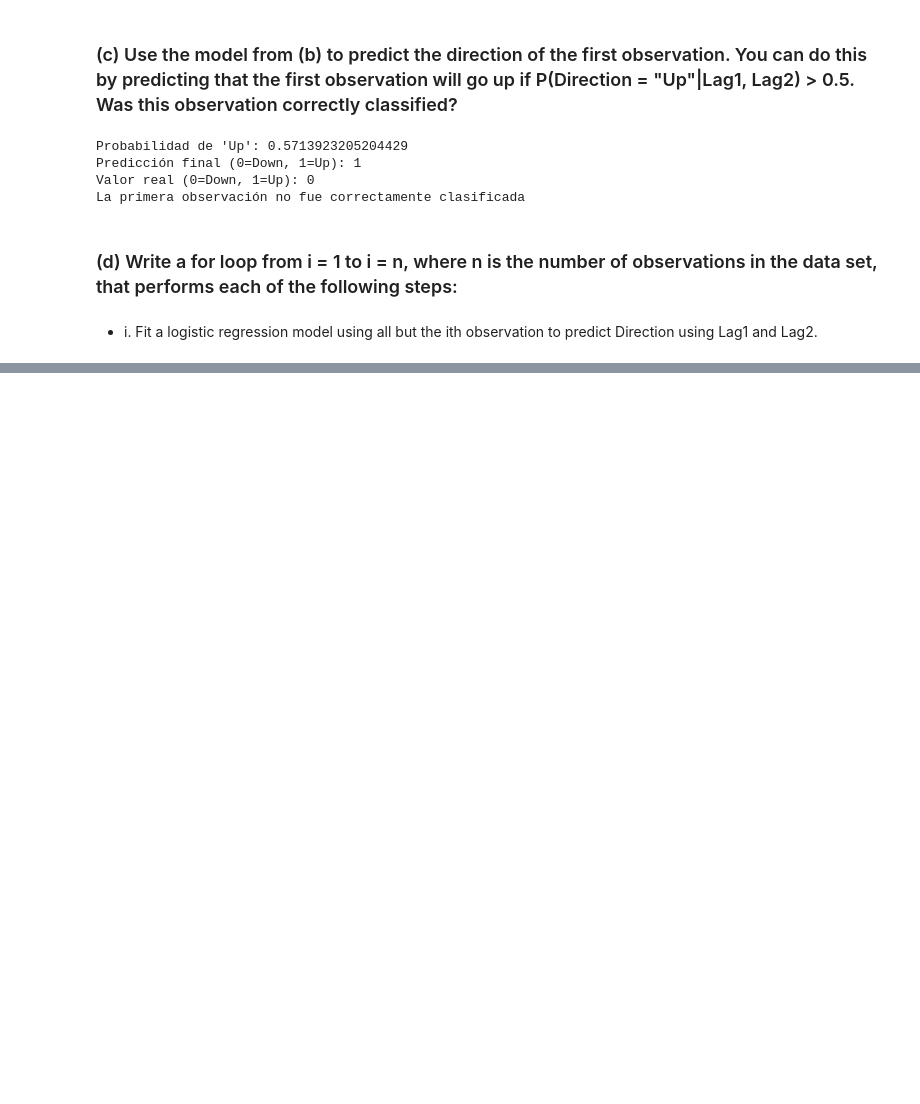
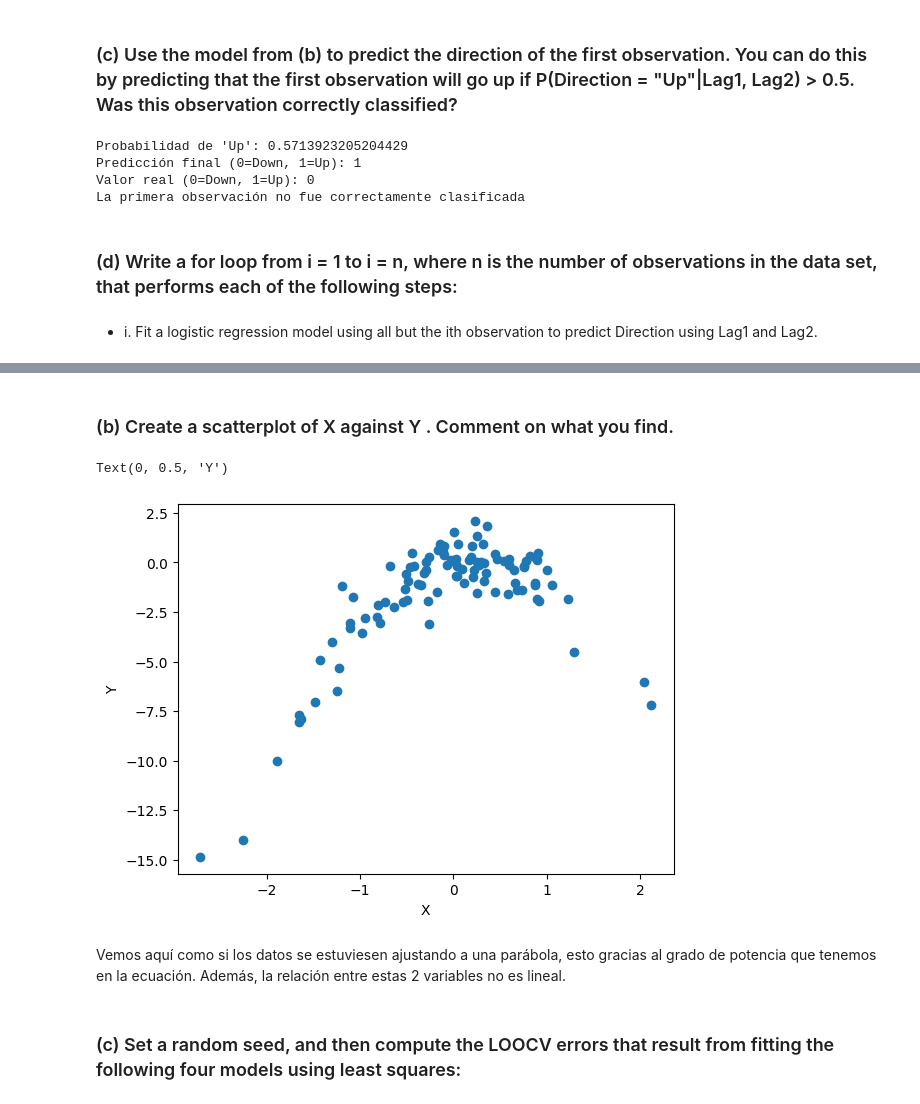
Before and after one commit to EmiliVal/Lab3, a Jupyter notebook: Act_libro.ipynb, the cells around one changed output, grey strips where cells are left out. Saved outputs shown, nothing was run; the diff lists cells and outputs as text; code cells hidden in the pictures; blank space fills up the shorter version.

```diff
--- a/Act_libro.ipynb
+++ b/Act_libro.ipynb
@@ -576,0 +678,4 @@ print("LOOCV error para el modelo de regresión logística:", LOOCV_error)
+# %%
+rng = np.random.default_rng(1)
+x = rng.normal(size=100)
+y = x - 2 * x**2 + rng.normal(size=100)
@@ -576,0 +697,13 @@ print("LOOCV error para el modelo de regresión logística:", LOOCV_error)
+# %% [markdown]
+### (b) Create a scatterplot of X against Y . Comment on what you find.
+# %%
+plt.scatter(x,y)
+plt.xlabel("X")
+plt.ylabel("Y")
+# %% [output]
+Text(0, 0.5, 'Y')
+[figure, added]
+# %% [markdown]
+Vemos aquí como si los datos se estuviesen ajustando a una parábola, esto gracias al grado de potencia que tenemos en la ecuación. Además, la relación entre estas 2 variables no es lineal.
+# %% [markdown]
+### (c) Set a random seed, and then compute the LOOCV errors that result from fitting the following four models using least squares:
```
Also changed, not shown: parts of 63 cells of this notebook.
